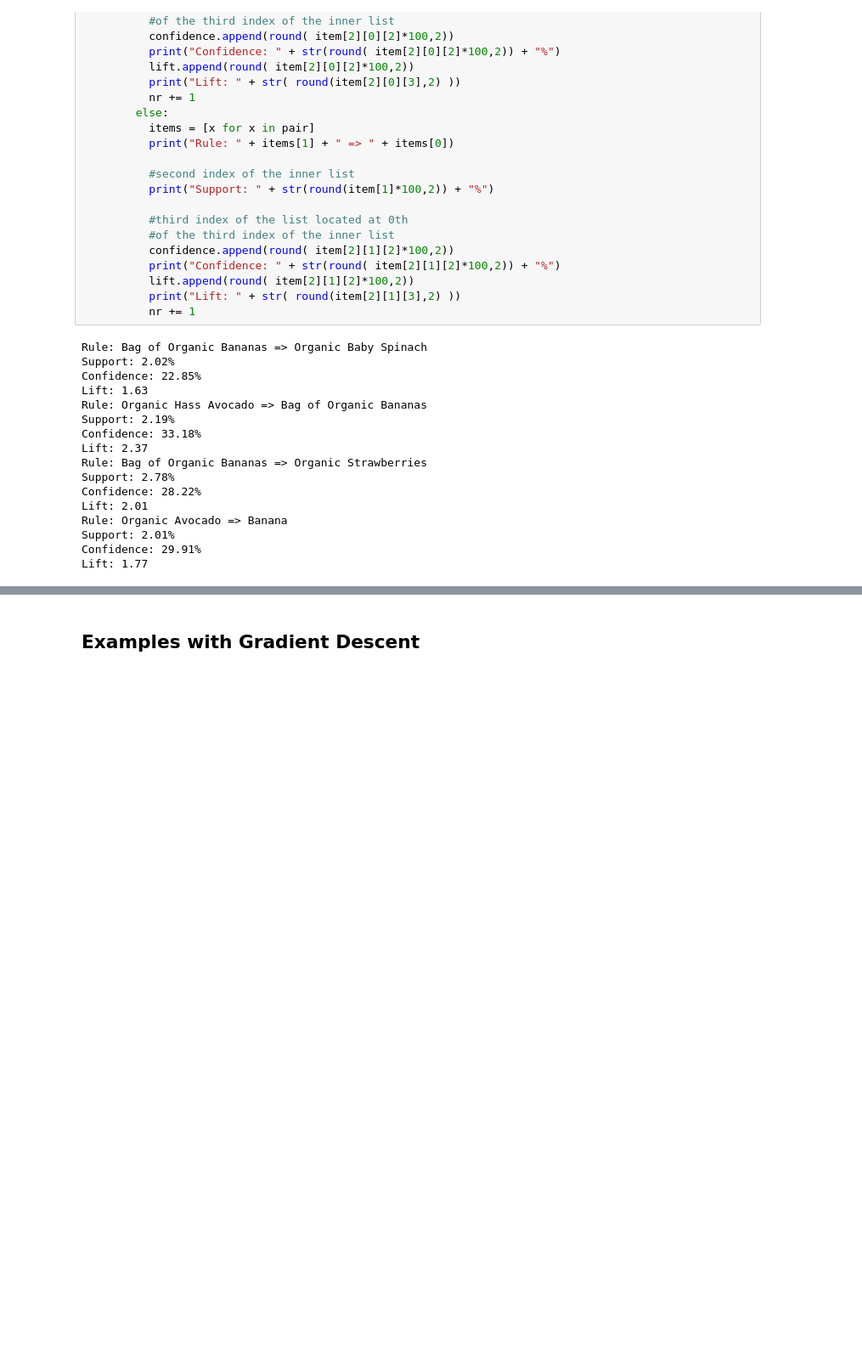
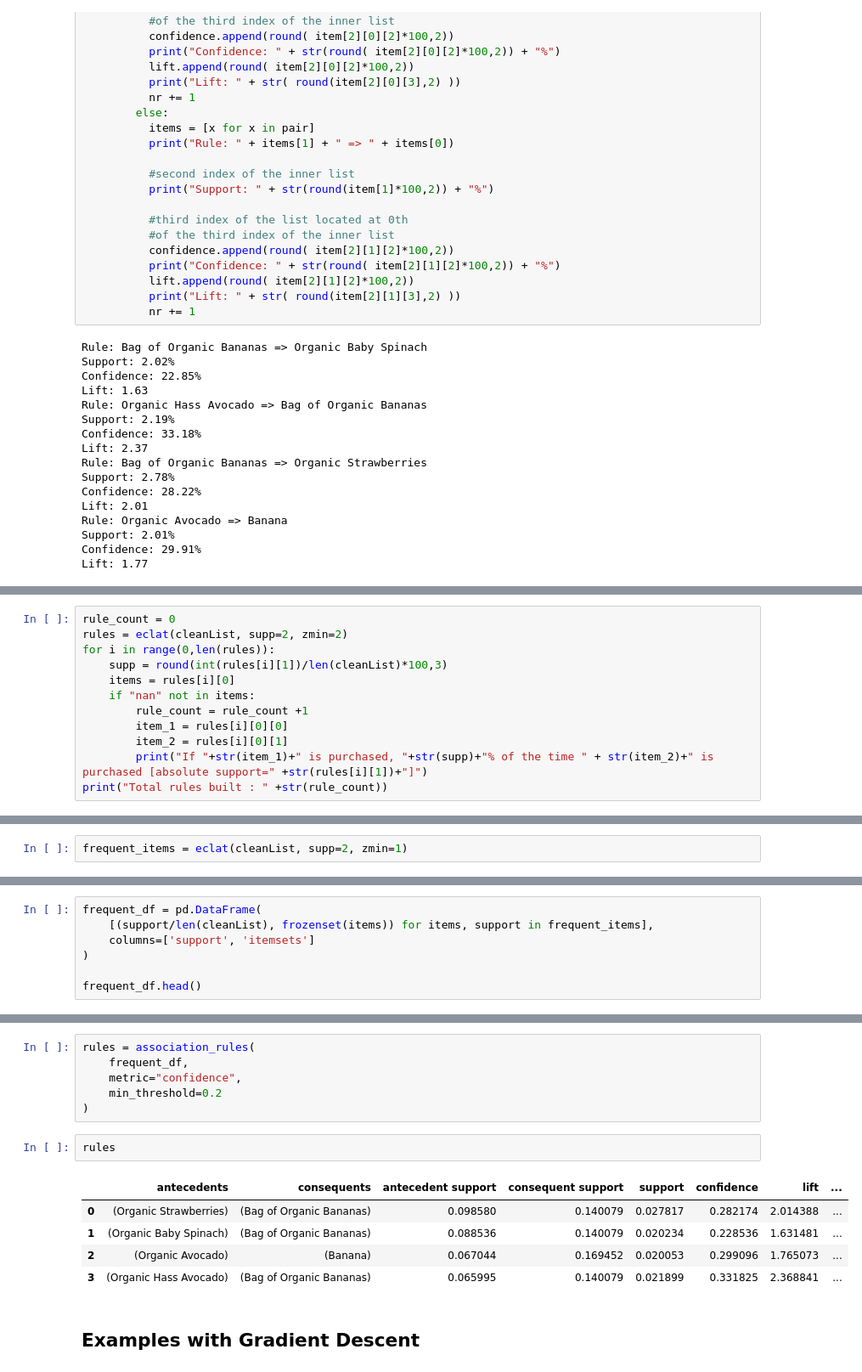
Before and after one commit to yanhai-xiong/DATA301-AML, a Jupyter notebook: Module 2 - Reinforcement Learning and Association Rules/Active Coding M2S2.ipynb, the cells around one changed output, grey strips where cells are left out. Shown at 85% size. Cells and saved outputs as stored; diff of their text form; blank space fills up the shorter version.

```diff
--- a/Module 2 - Reinforcement Learning and Association Rules/Active Coding M2S2.ipynb
+++ b/Module 2 - Reinforcement Learning and Association Rules/Active Coding M2S2.ipynb
@@ -282,0 +302,12 @@ Total rules built : 25
+# %%
+rule_count = 0
+rules = eclat(cleanList, supp=2, zmin=2)
+for i in range(0,len(rules)):
+    supp = round(int(rules[i][1])/len(cleanList)*100,3)
+    items = rules[i][0]
+    if "nan" not in items:
+        rule_count = rule_count +1
+        item_1 = rules[i][0][0]
+        item_2 = rules[i][0][1]
+        print("If "+str(item_1)+" is purchased, "+str(supp)+"% of the time " + str(item_2)+" is purchased [absolute support=" +str(rules[i][1])+"]")
+print("Total rules built : " +str(rule_count))
@@ -282,0 +341,2 @@ Total rules built : 25
+# %%
+frequent_items = eclat(cleanList, supp=2, zmin=1)
@@ -282,0 +363,7 @@ Total rules built : 25
+# %%
+frequent_df = pd.DataFrame(
+    [(support/len(cleanList), frozenset(items)) for items, support in frequent_items],
+    columns=['support', 'itemsets']
+)
+
+frequent_df.head()
@@ -283,3 +377,17 @@ Total rules built : 25
+# %%
+rules = association_rules(
+    frequent_df,
+    metric="confidence",
+    min_threshold=0.2
+)
+# %%
+rules
+# %% [output]
+|  | antecedents | consequents | antecedent support | consequent support | support | confidence | lift | ... |
+| 0 | (Organic Strawberries) | (Bag of Organic Bananas) | 0.098580 | 0.140079 | 0.027817 | 0.282174 | 2.014388 | ... |
+| 1 | (Organic Baby Spinach) | (Bag of Organic Bananas) | 0.088536 | 0.140079 | 0.020234 | 0.228536 | 1.631481 | ... |
+| 2 | (Organic Avocado) | (Banana) | 0.067044 | 0.169452 | 0.020053 | 0.299096 | 1.765073 | ... |
+| 3 | (Organic Hass Avocado) | (Bag of Organic Bananas) | 0.065995 | 0.140079 | 0.021899 | 0.331825 | 2.368841 | ... |
 # %% [markdown]
 ## Examples with Gradient Descent
 # %%
```
Also changed, not shown: parts of 17 cells of this notebook, 1 other file.
